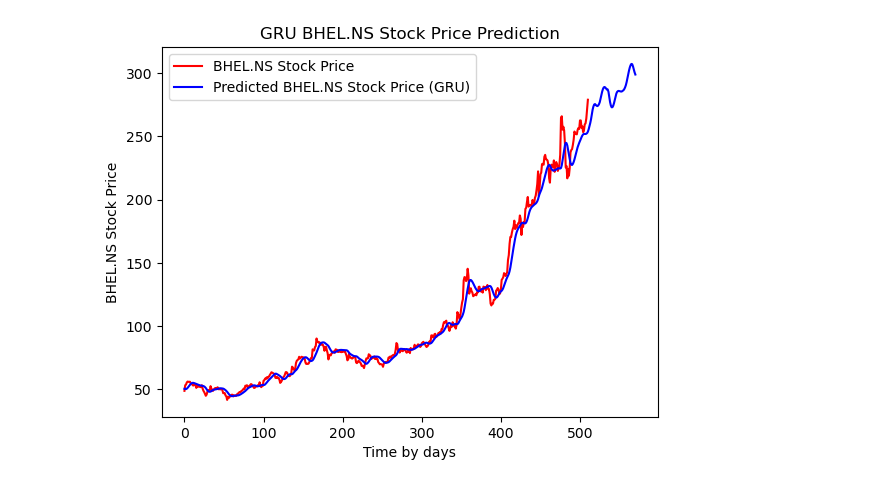
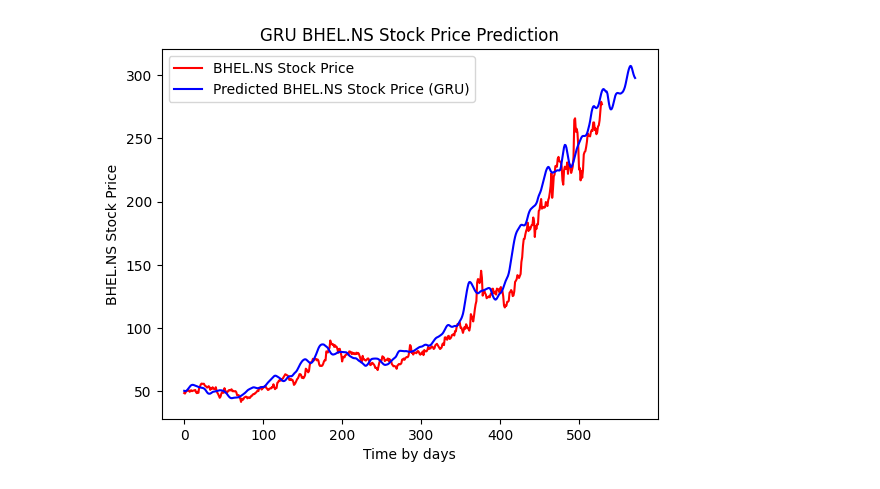
Before and after one commit to varnit-mittal/RiskG, a Jupyter notebook: final.ipynb, the cells around one changed output. Cells and saved outputs as stored; diff of their text form; code cells hidden in the pictures.

```diff
--- a/final.ipynb
+++ b/final.ipynb
@@ -62,10 +53,10 @@ real_stock_price = scaler.inverse_transform(X_test[:,0,0].reshape((1,-1))) # sta
 # %%
-plt.plot(real_stock_price.T[60:], color = 'red' , label = f'{sym} Stock Price')
+plt.plot(real_stock_price.T[42:], color = 'red' , label = f'{sym} Stock Price')
 plt.plot(y_pred_GRU, color = 'blue', label = f'Predicted {sym} Stock Price (GRU)')
 plt.title(f'GRU {sym} Stock Price Prediction')
 plt.xlabel('Time by days')
 plt.ylabel(f'{sym} Stock Price')
 plt.legend()
 plt.show()
 # %% [output]
-[figure, old version]
+[figure, new version]
```
Also changed, not shown: parts of 3 cells of this notebook, 10 other files.
